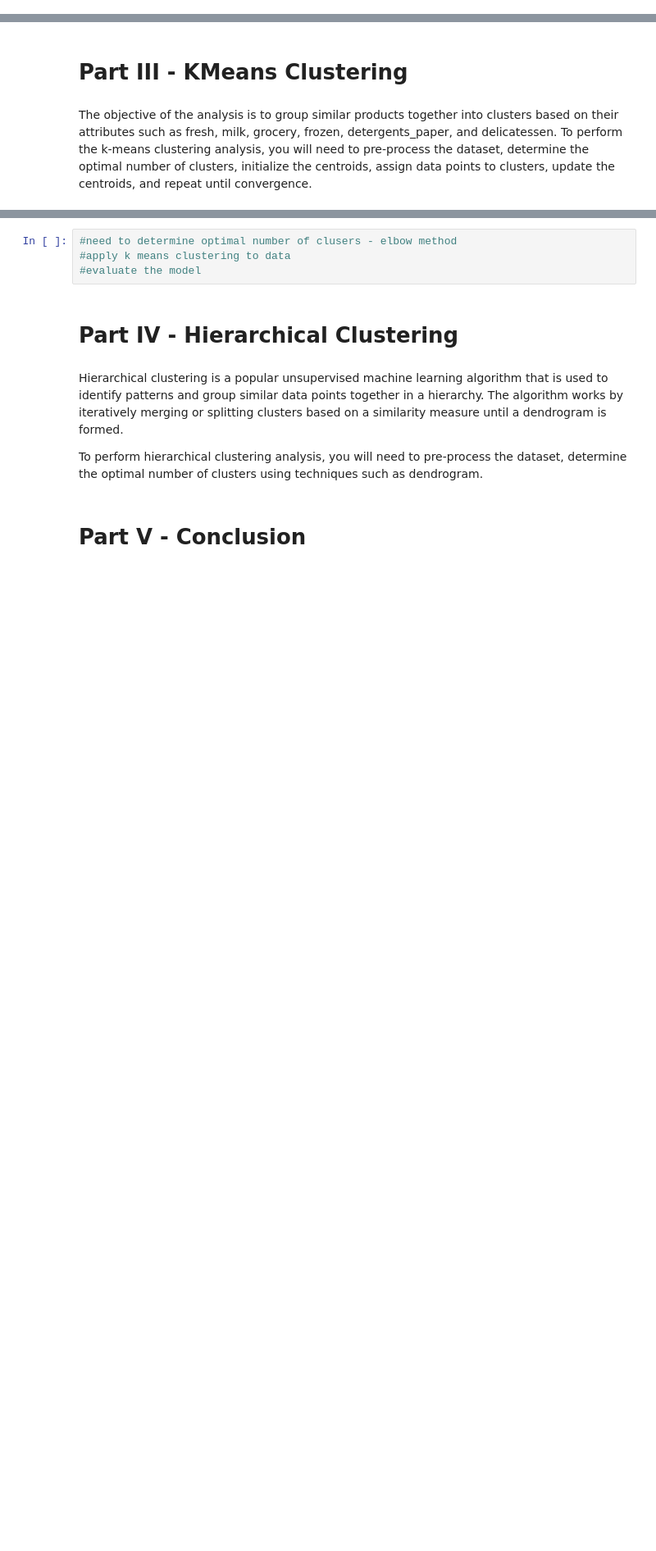
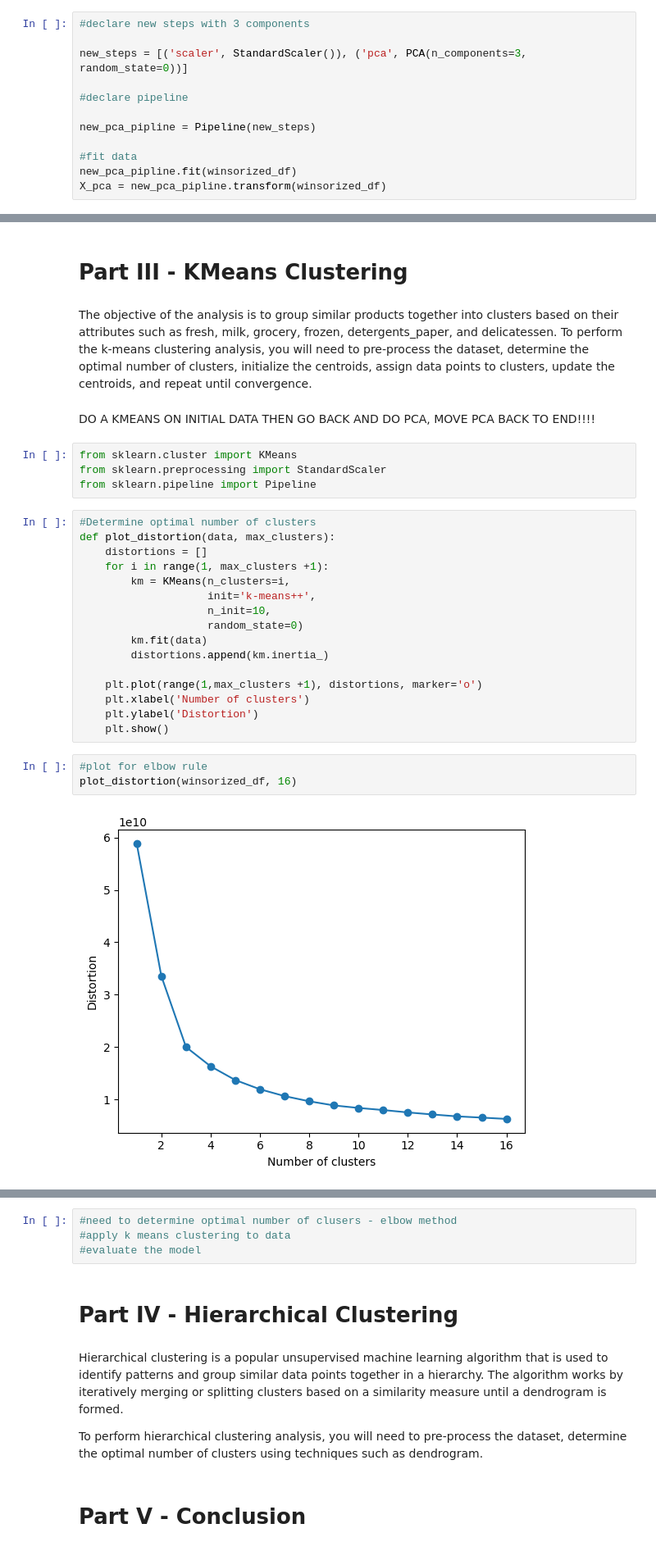
Before and after one commit to SBangarh/ml-project-unsupervised-learning, a Jupyter notebook: Unsupervised Learning - Project.ipynb, the cells around one changed output, grey strips where cells are left out. Shown at 82% size. Saved outputs shown, nothing was run; the diff lists cells and outputs as text; blank space fills up the shorter version.

Commit message:
Performed Kmeans/no PCA

```diff
--- a/Unsupervised Learning - Project.ipynb
+++ b/Unsupervised Learning - Project.ipynb
@@ -672,0 +677,12 @@ It appears the first two components account for ~65% of the variance
+# %%
+#declare new steps with 3 components
+
+new_steps = [('scaler', StandardScaler()), ('pca', PCA(n_components=3, random_state=0))]
+
+#declare pipeline
+
+new_pca_pipline = Pipeline(new_steps)
+
+#fit data
+new_pca_pipline.fit(winsorized_df)
+X_pca = new_pca_pipline.transform(winsorized_df)
@@ -674,3 +700,30 @@ It appears the first two components account for ~65% of the variance
 # Part III - KMeans Clustering
 # %% [markdown]
 The objective of the analysis is to group similar products together into clusters based on their attributes such as fresh, milk, grocery, frozen, detergents_paper, and delicatessen. To perform the k-means clustering analysis, you will need to pre-process the dataset, determine the optimal number of clusters, initialize the centroids, assign data points to clusters, update the centroids, and repeat until convergence.
+# %% [markdown]
+DO A KMEANS ON INITIAL DATA THEN GO BACK AND DO PCA, MOVE PCA BACK TO END!!!!
+# %%
+from sklearn.cluster import KMeans
+from sklearn.preprocessing import StandardScaler
+from sklearn.pipeline import Pipeline
+# %%
+#Determine optimal number of clusters
+def plot_distortion(data, max_clusters):
+    distortions = []
+    for i in range(1, max_clusters +1):
+        km = KMeans(n_clusters=i,
+                    init='k-means++',
+                    n_init=10,
+                    random_state=0)
+        km.fit(data)
+        distortions.append(km.inertia_)
+
+    plt.plot(range(1,max_clusters +1), distortions, marker='o')
+    plt.xlabel('Number of clusters')
+    plt.ylabel('Distortion')
+    plt.show()
+# %%
+#plot for elbow rule
+plot_distortion(winsorized_df, 16)
+# %% [output]
+[figure, added]
```
Also changed, not shown: parts of 14 cells of this notebook.
